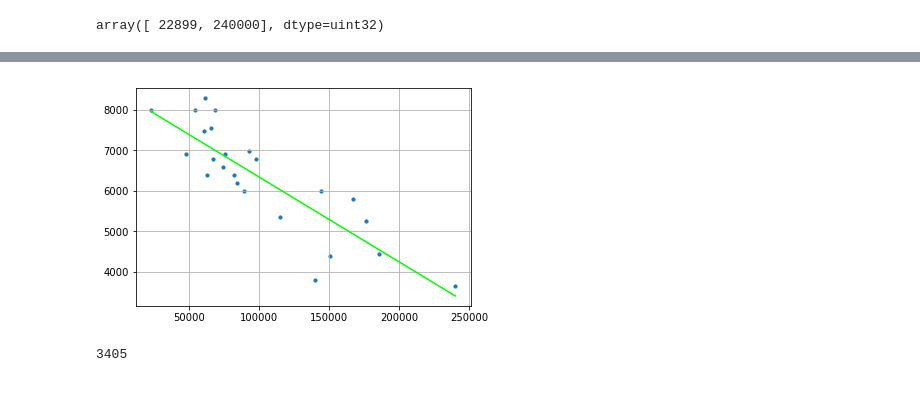
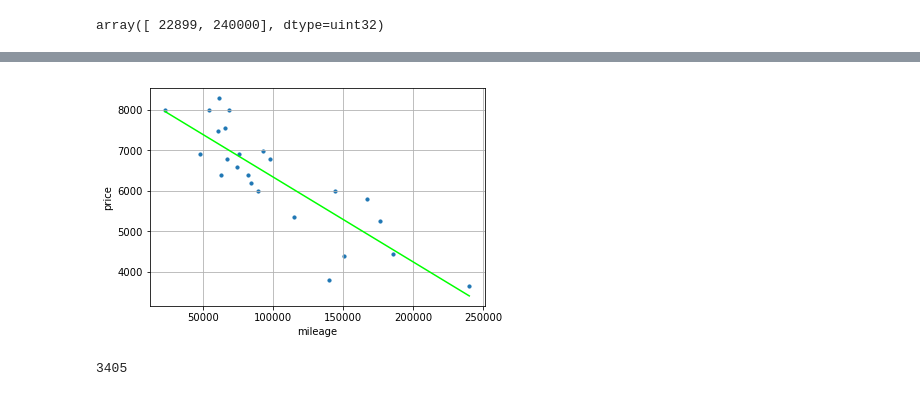
Before and after one commit to Sladge17/linear_regression, a Jupyter notebook: linear_regresion.ipynb, the cells around one changed output, grey strips where cells are left out. Drawn from its saved outputs; the diff is of its cells as text; code cells hidden in the pictures.

```diff
--- a/linear_regresion.ipynb
+++ b/linear_regresion.ipynb
@@ -83,10 +88,12 @@ y_pred = np.stack((normalization(x_minmax, *x_minmax), np.ones(x_minmax.size)),
 # %%
 plt.scatter(x, y, s=10)
 plt.plot(x_minmax, y_pred, c="#00FF00")
+plt.xlabel('mileage')
+plt.ylabel('price')
 plt.grid()
 plt.show()
 # %% [output]
-[figure, old version]
+[figure, new version]
 # %%
 def prediction(target, x_minmax, weight):
     target = normalization(target, *x_minmax)
```
Also changed, not shown: parts of 3 cells of this notebook, 3 other files.
